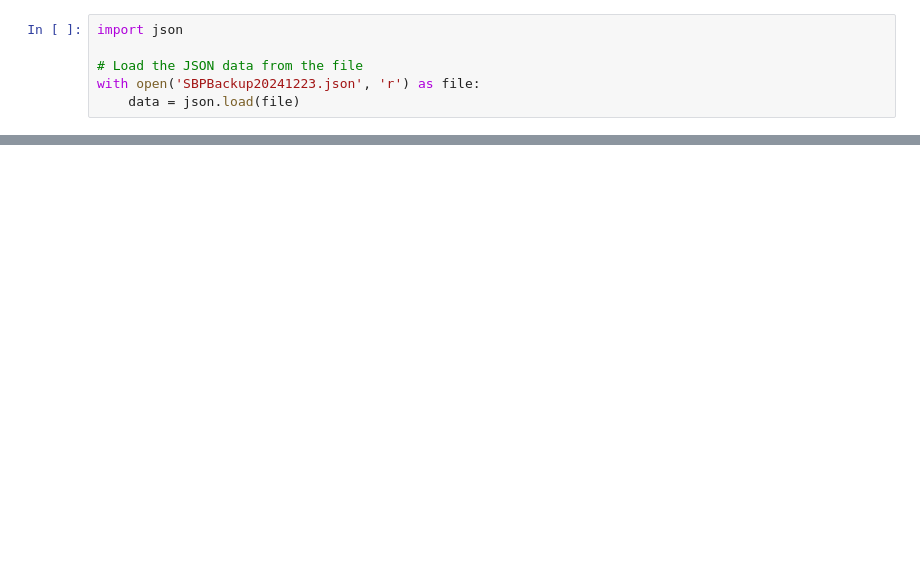
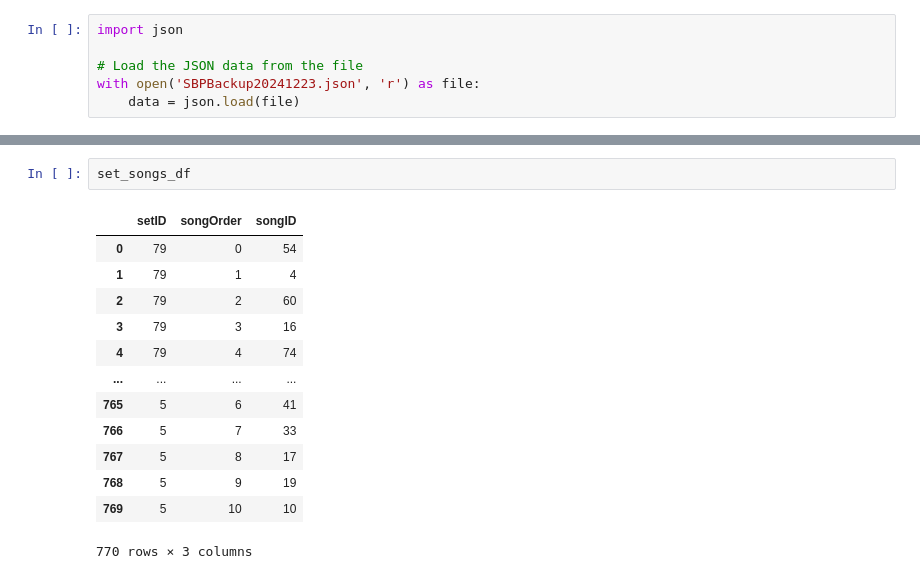
Before and after one commit to mtingey/SetListMaker, a Jupyter notebook: Songs.ipynb, the cells around one changed output, grey strips where cells are left out. Saved outputs shown, nothing was run; the diff lists cells and outputs as text; blank space fills up the shorter version.

```diff
--- a/Songs.ipynb
+++ b/Songs.ipynb
@@ -53,0 +119,16 @@ print(my_set_songs)
+# %%
+set_songs_df
+# %% [output]
+|  | setID | songOrder | songID |
+| 0 | 79 | 0 | 54 |
+| 1 | 79 | 1 | 4 |
+| 2 | 79 | 2 | 60 |
+| 3 | 79 | 3 | 16 |
+| 4 | 79 | 4 | 74 |
+| ... | ... | ... | ... |
+| 765 | 5 | 6 | 41 |
+| 766 | 5 | 7 | 33 |
+| 767 | 5 | 8 | 17 |
+| 768 | 5 | 9 | 19 |
+| 769 | 5 | 10 | 10 |
+770 rows × 3 columns
```
Also changed, not shown: parts of 12 cells of this notebook, 3 other files.
